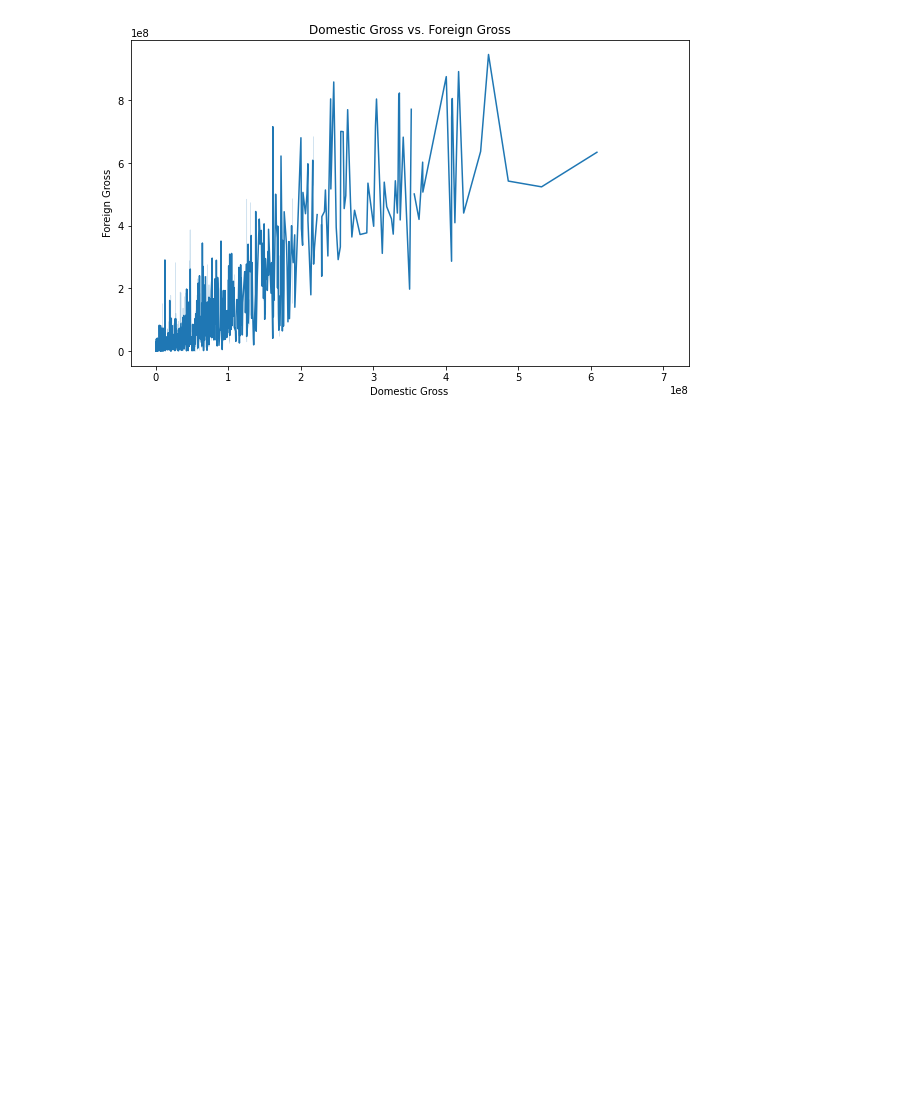
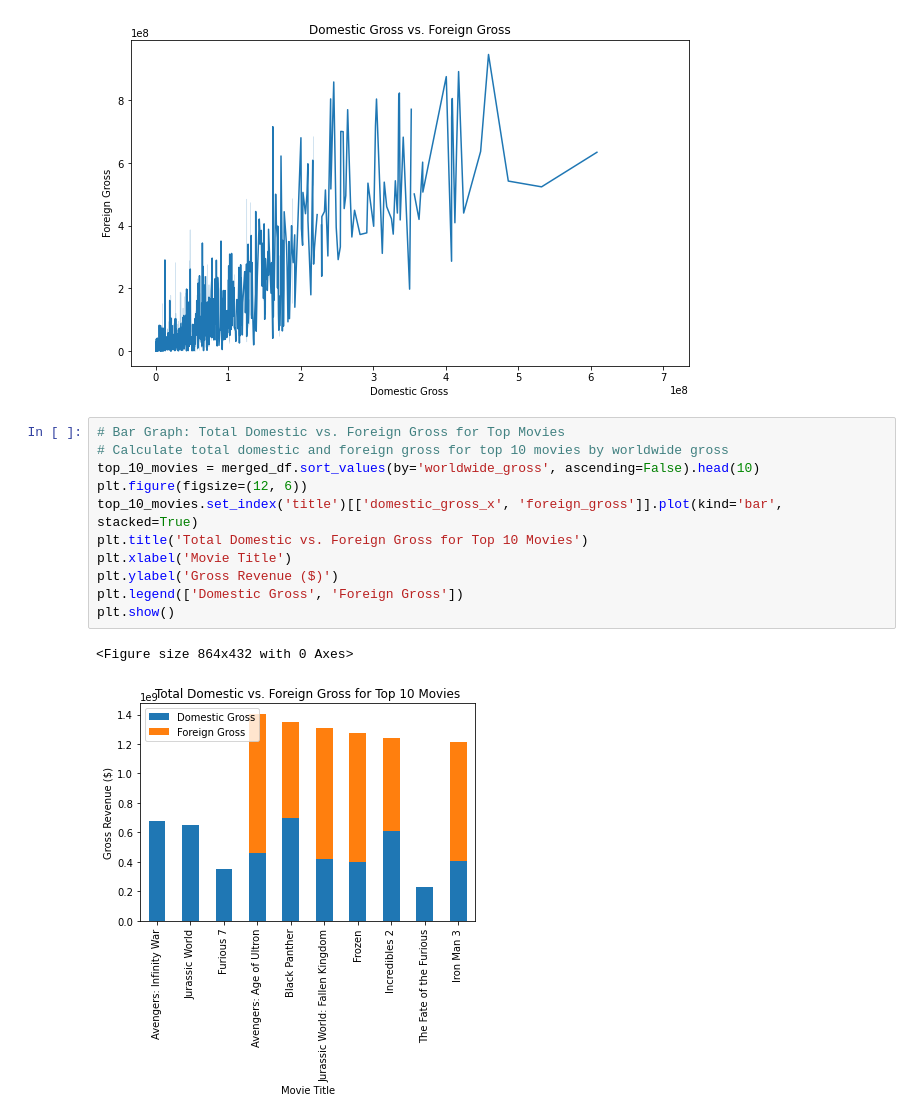
Before and after one commit to aritamichael/mike_project_moringa_1, a Jupyter notebook: indexproject.ipynb, the cells around one changed output. Saved outputs shown, nothing was run; the diff lists cells and outputs as text; blank space fills up the shorter version.

Commit message:
Total Domestic vs. Foreign Gross for Top Movies

```diff
--- a/indexproject.ipynb
+++ b/indexproject.ipynb
@@ -166,3 +166,17 @@ plt.ylabel('Foreign Gross')
 plt.show()
 # %% [output]
 [figure]
+# %%
+# Bar Graph: Total Domestic vs. Foreign Gross for Top Movies
+# Calculate total domestic and foreign gross for top 10 movies by worldwide gross
+top_10_movies = merged_df.sort_values(by='worldwide_gross', ascending=False).head(10)
+plt.figure(figsize=(12, 6))
+top_10_movies.set_index('title')[['domestic_gross_x', 'foreign_gross']].plot(kind='bar', stacked=True)
+plt.title('Total Domestic vs. Foreign Gross for Top 10 Movies')
+plt.xlabel('Movie Title')
+plt.ylabel('Gross Revenue ($)')
+plt.legend(['Domestic Gross', 'Foreign Gross'])
+plt.show()
+# %% [output]
+<Figure size 864x432 with 0 Axes>
+[figure, added]
```
